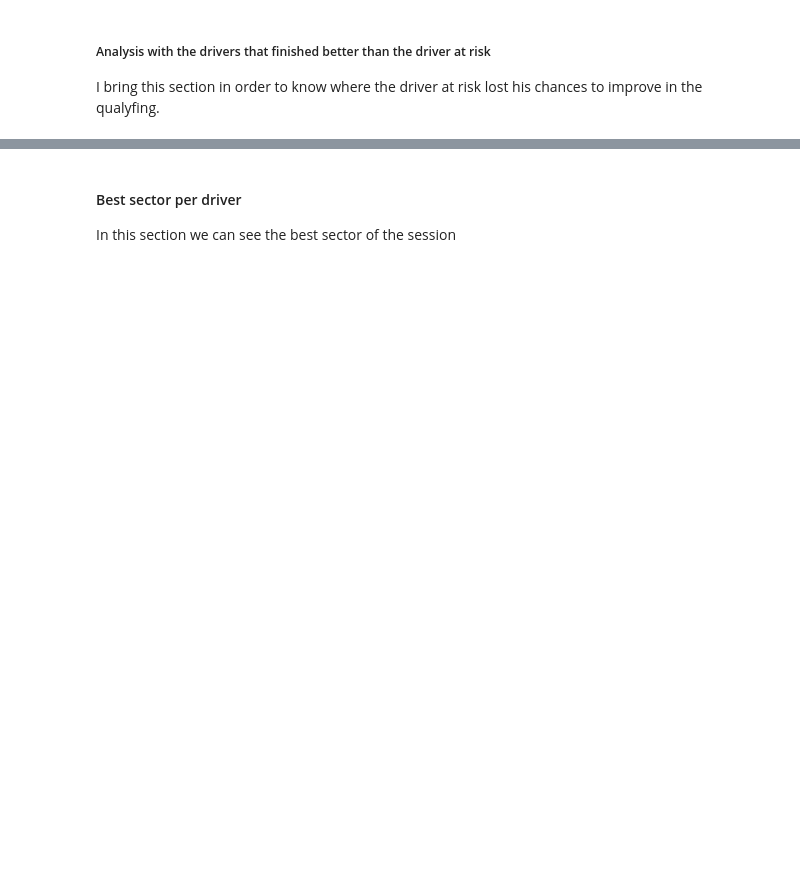
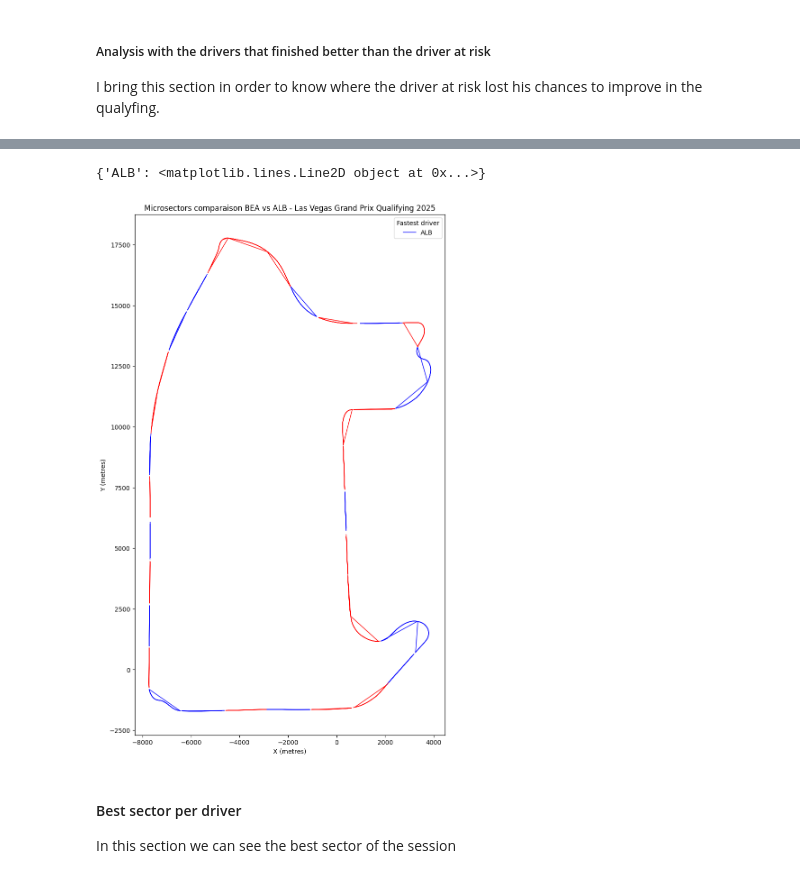
Before and after one commit to frankdelpiero/F1_notebooks, a Jupyter notebook: F1_25/LasVegas_Recap.ipynb, the cells around one changed output, grey strips where cells are left out. Drawn from its saved outputs; the diff is of its cells as text; code cells hidden in the pictures; blank space fills up the shorter version.

Commit message:
Added qualyfing

```diff
--- a/F1_25/LasVegas_Recap.ipynb
+++ b/F1_25/LasVegas_Recap.ipynb
@@ -388,4 +397,4 @@ drivers.loc[drivers['driver_number']==43,'team_colour'] = '64C4FF'
 # %%
-session = ff1.get_session(2024, 'Las Vegas', 'Q')
+session = ff1.get_session(2025, 'Las Vegas', 'Q')
 session.load()
 session.laps["LapTimeSeconds"] = session.laps["LapTime"].dt.total_seconds()
@@ -407,5 +427,5 @@ In this case, the fastest lap is 92.312	seconds (1.32.312= so that to obtain the
 # %%
-competitiveLaps = qualyfing.query("is_pit_out_lap == False and lap_duration <= 98.77")
+competitiveLaps = qualyfing.query("is_pit_out_lap == False and lap_duration <= 120")
 # %%
 drivers_list = list(competitiveLaps['driver_number'].unique())
 newdataset = pd.DataFrame()
@@ -449,9 +485,9 @@ mergequaly = pd.merge(competitiveLaps,drivers,on=['driver_number'])
 # %% [markdown]
 In order to know when each session finished, race control dataset will be consulted.
 # %%
-maximumDateQ1 = "date_start <'2024-11-23T06:25:00+00:00	'"
-maximumDateQ2 = "date_start <'2024-11-23T07:09:00+00:00' and date_start >'2024-11-23T06:25:00+00:00'"
-maximumDateQ3 = "date_start >'2024-11-23T07:09:00+00:00'"
+maximumDateQ1 = "date_start <'2025-11-22T04:31:00+00:00'"
+maximumDateQ2 = "date_start <'2025-11-22T04:54:00+00:00' and date_start >'2025-11-22T04:31:00+00:00'"
+maximumDateQ3 = "date_start >'2025-11-22T04:54:00+00:00'"
 # %% [markdown]
 ### Qualyfing 1
 # %%
@@ -482,2 +533,6 @@ newdataset2
+# %%
+driver_1 = P15.name_acronym.values[0]
+driver_2 = np.array(newdataset2.name_acronym)[0]
+val = P15.lap_duration.values[0]
 # %%
 libraryDataF1.draw_gap(P15,15,20,q1Data,drivers,session)
@@ -492,0 +629,3 @@ newdataset2
+# %%
+comparaison_microsectors(driver_1,driver_2,val)
+# %% [output]
@@ -493,3 +638,5 @@ newdataset2
+{'ALB': <matplotlib.lines.Line2D object at 0x...>}
+[figure, added]
 # %% [markdown]
 #### Best sector per driver
 In this section we can see the best sector of the session
```
Also changed, not shown: parts of 49 cells of this notebook.
